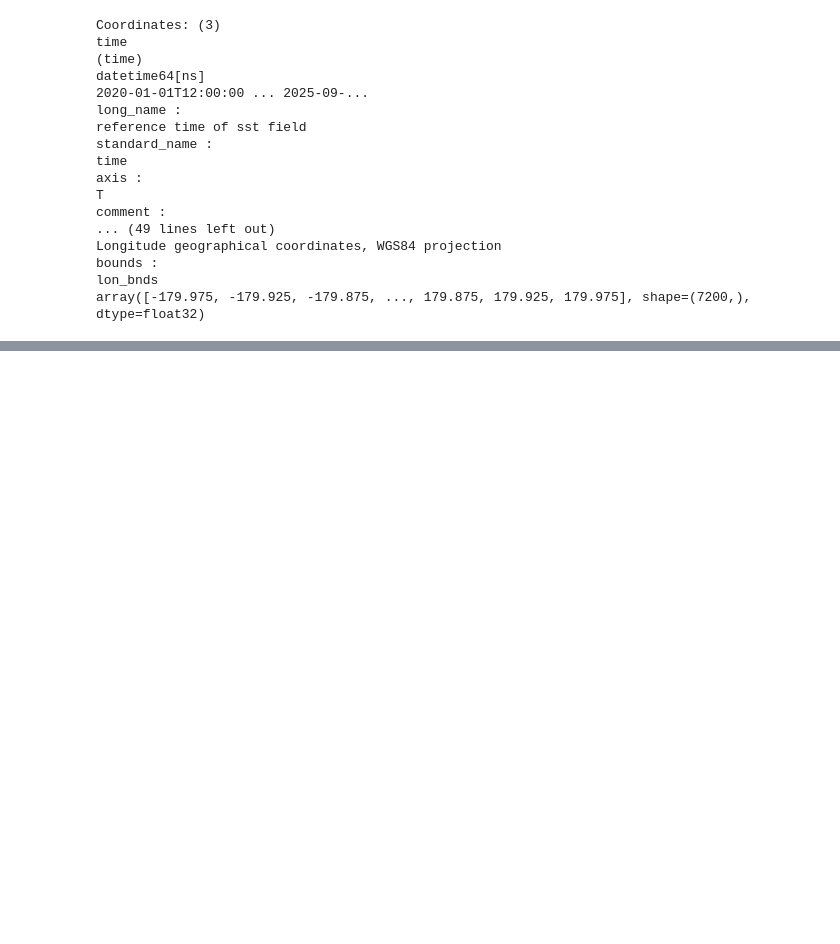
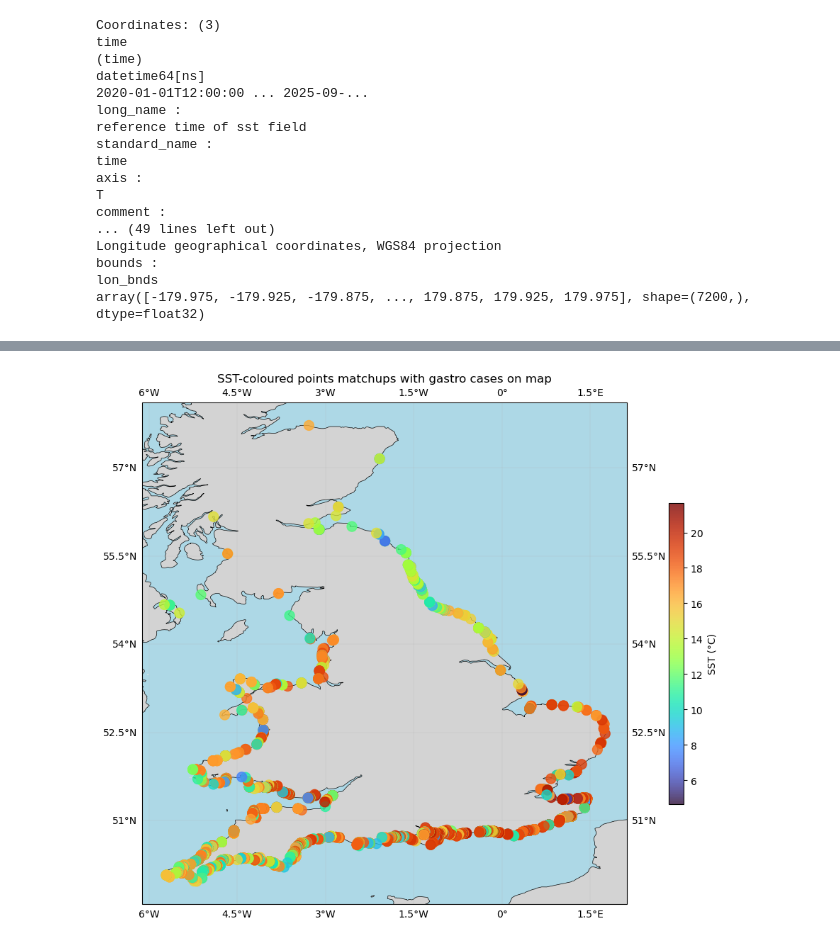
Before and after one commit to ESA-CHANGE/CCI-Health-EColi-UK, a Jupyter notebook: notebooks/change_random_forest.ipynb, the cells around one changed output, grey strips where cells are left out. Drawn from its saved outputs; the diff is of its cells as text; code cells hidden in the pictures; blank space fills up the shorter version.

```diff
--- a/notebooks/change_random_forest.ipynb
+++ b/notebooks/change_random_forest.ipynb
@@ -16,6 +16,8 @@ import sys
 import os
 from tqdm.auto import tqdm
 from dask.diagnostics import ProgressBar
+import cartopy.crs as ccrs
+import cartopy.feature as cfeature
 
 # Import PML packages
 # sys.path.append("/users/rsg/anla/code/satellite/match-maker/")
@@ -23,6 +25,11 @@ from dask.diagnostics import ProgressBar
 
 # Constants
 KELVIN_TO_CELSIUS = -273.15
+
+plots_root = '/data/datasets/Projects/CHANGE/data/outputs/plots'
+
+# Initialisation
+os.makedirs(plots_root, exist_ok=True)
 # %%
 # Open environmental multi-file datasets
 
@@ -209,3 +221,29 @@ nan
+# %%
+# Plotting the matchups points on a map, coloured by the SST value
+fig, ax = plt.subplots(figsize=(12, 8),
+                       subplot_kw={'projection': ccrs.PlateCarree()})
+
+ax.add_feature(cfeature.LAND, facecolor='lightgray')
+ax.add_feature(cfeature.OCEAN, facecolor='lightblue')
+ax.add_feature(cfeature.COASTLINE, linewidth=0.5)
+ax.add_feature(cfeature.BORDERS, linewidth=0.3)
+ax.gridlines(draw_labels=True, linewidth=0.3, alpha=0.5)
+
+sc = ax.scatter(obs_df['lon'], obs_df['lat'],
+                c=obs_df['sst'],     # colour by this column
+                cmap='turbo',        # colormap
+                s=100,               # marker size
+                alpha=0.8,
+                transform=ccrs.PlateCarree(),
+                zorder=5)
+
+plt.colorbar(sc, ax=ax, label='SST (°C)', shrink=0.6)
+ax.set_title('SST-coloured points matchups with gastro cases on map')
+plt.tight_layout()
+plt.savefig(os.path.join(plots_root, 'sst_gastro_on_map.png'), dpi=150)
+plt.show()
+# %% [output]
+[figure, added]
 # %%
 out_data_name = os.path.join(obs_data_root, 'outputs', 'sas_23feb_test_sst.csv')
 obs_df.to_csv(out_data_name)
```
Also changed, not shown: parts of 4 cells of this notebook, 1 other file.
